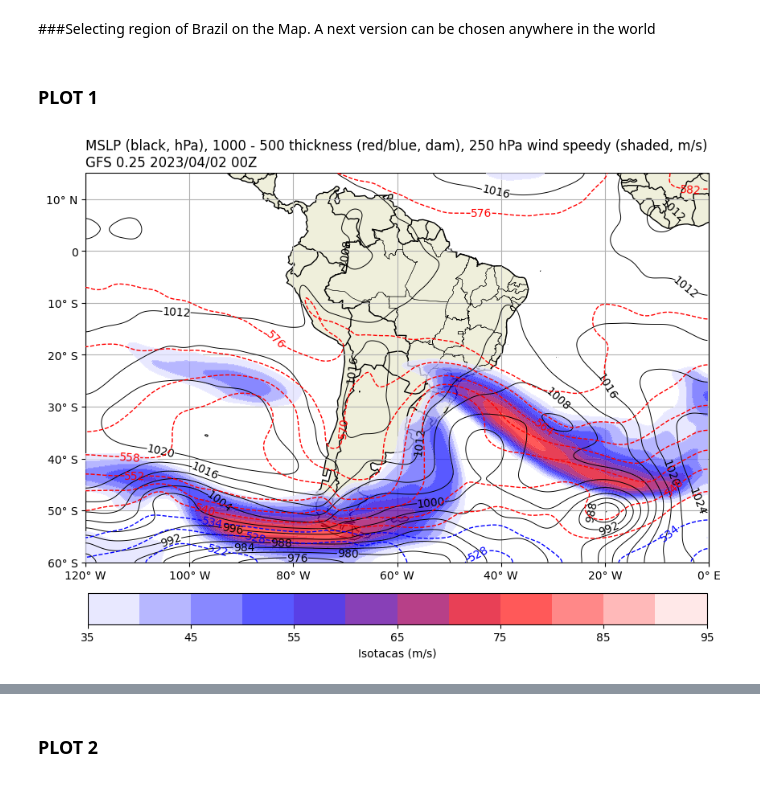
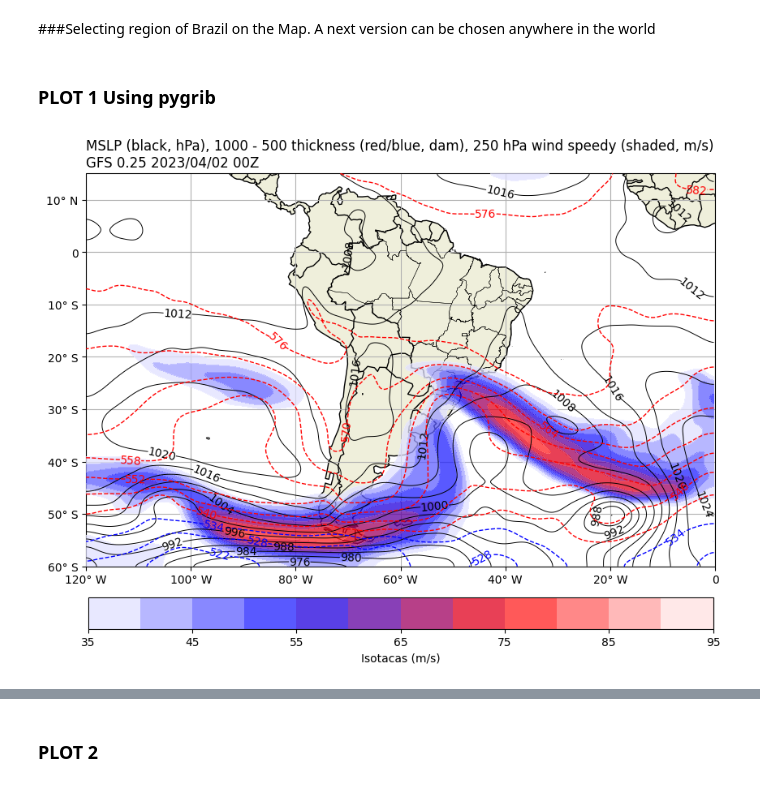
Before and after one commit to Victorrani/synoptic_maps, a Jupyter notebook: gfs025_testes.ipynb, the cells around one changed output, grey strips where cells are left out. Cells and saved outputs as stored; diff of their text form; code cells hidden in the pictures.

```diff
--- a/gfs025_testes.ipynb
+++ b/gfs025_testes.ipynb
@@ -135,7 +181,7 @@ Archive:  br_unidades_da_federacao.zip
 # %%
 regiao = [-120, 0, -60, 15]
 # %% [markdown]
-### PLOT 1
+### PLOT 1 Using pygrib
 # %%
 titulo = 'MSLP (black, hPa), 1000 - 500 thickness (red/blue, dam), 250 hPa wind speedy (shaded, m/s)\nGFS 0.25 2023/04/02 00Z'
 # %%
@@ -187,7 +233,6 @@ ax.add_feature(cfeature.BORDERS)
 ##Coloca os estados brasileiros no mapa
 shapefile = list(shpreader.Reader('BR_UF_2019.shp').geometries())
 ax.add_geometries(shapefile, ccrs.PlateCarree(), edgecolor='black',facecolor='none', linewidth=0.3, zorder=300)
-
 
 ##Jatos de altos níveis
 data_min = 35
@@ -207,7 +252,7 @@ interval_pmsl = 4
 levels_pmsl = np.arange(data_min_pmsl, data_max_pmsl,interval_pmsl)
 
 
-img3 = ax.contour(lons, lats, pmsl, colors='black', linewidths=0.7, levels=levels_geo, zorder=305)
+img3 = ax.contour(lons, lats, pmsl, colors='black', linewidths=0.7, levels=levels_pmsl, zorder=305)
 ax.clabel(img3, inline=1, inline_spacing=0, fontsize='10',fmt = '%1.0f', colors= 'black')
 
 ##espessura da camada <540dam
@@ -225,32 +270,32 @@ data_min_espessura2 = 540
 data_max_espessura2 = 1000
 interval_espessura2 = 6
 levels = np.arange(data_min_espessura2,data_max_espessura2,interval_espessura2)
 
 
 img5 = ax.contour(lons, lats, deltageo, colors='red', linestyles='dashed', linewidths=1, levels=levels, zorder=307)
 ax.clabel(img5, inline=1, inline_spacing=0, fontsize='10',fmt = '%1.0f', colors='red')
 
 
 ##Cria os marcadores das latitudes e longitudes
 x_min, x_max = regiao[0], regiao[1]
 y_min, y_max = regiao[2], regiao[3]
 
 x_ticks = np.arange(x_min, x_max + 1, 20)
 y_ticks = np.arange(y_min, y_max + 1, 10)
 
 y_ticklabels = [f'{abs(tick)}° S' if tick < 0 else f'{tick}° N' if tick > 0 else '0' for tick in y_ticks]
-x_ticklabels = [f'{abs(tick)}° W' if tick < 0 else f'{tick}° E' for tick in x_ticks]
+x_ticklabels = [f'{abs(tick)}° W' if tick < 0 else f'{tick}° E' if tick > 0 else '0' for tick in x_ticks]
 
 ax.set_xticks(x_ticks)
 ax.set_yticks(y_ticks)
 
 ax.set_xticklabels(x_ticklabels)
 ax.set_yticklabels(y_ticklabels)
 
 ax.grid()
 
 plt.title(titulo, loc='left')
 
 plt.show()
 # %% [output]
-[figure, old version]
+[figure, new version]
```
Also changed, not shown: parts of 16 cells of this notebook.
